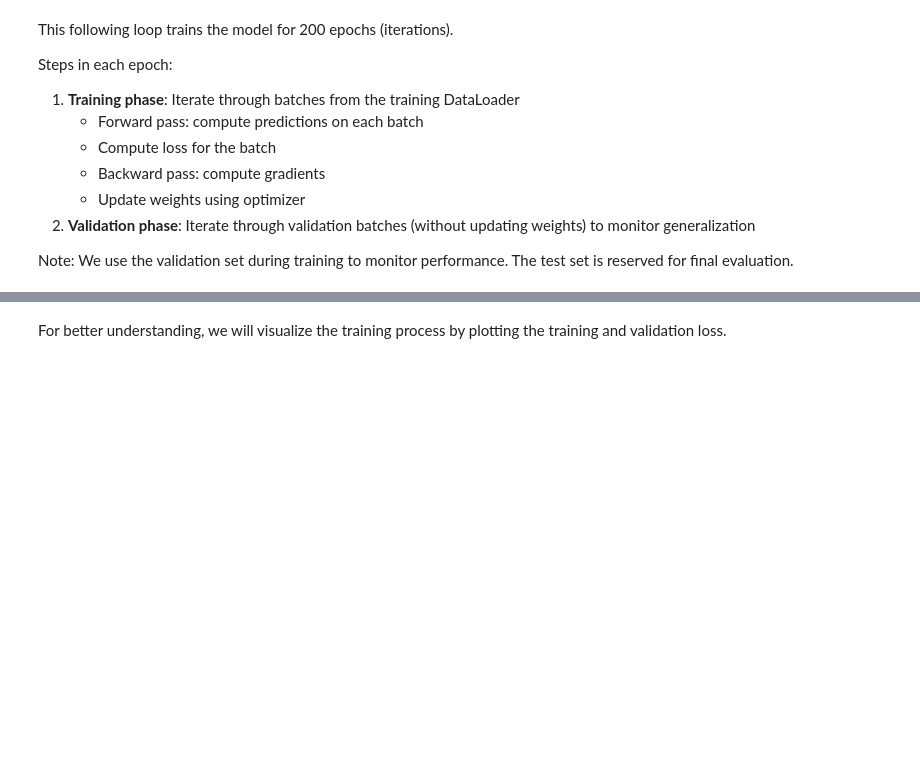
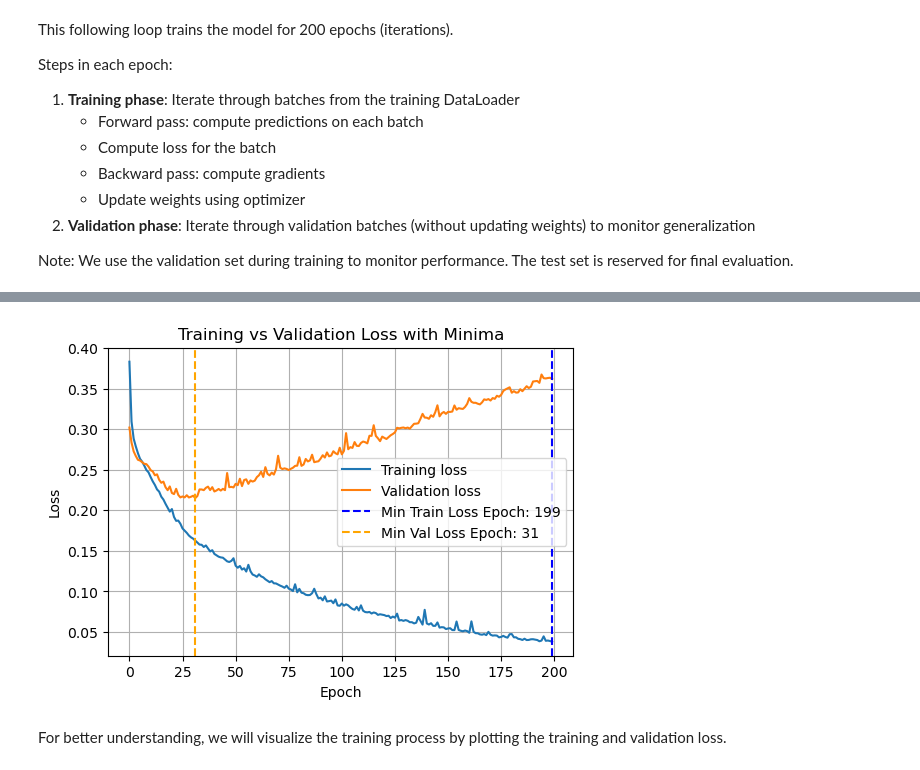
Before and after one commit to Sunkarr/ZHAW, a Jupyter notebook: Semester 6/XAI/SW01/XAI_pytorch_intro.ipynb, the cells around one changed output, grey strips where cells are left out. Drawn from its saved outputs; the diff is of its cells as text; code cells hidden in the pictures; blank space fills up the shorter version.

```diff
--- a/Semester 6/XAI/SW01/XAI_pytorch_intro.ipynb
+++ b/Semester 6/XAI/SW01/XAI_pytorch_intro.ipynb
@@ -295,2 +367,20 @@ for epoch in range(200):
+# %%
+# create a line plot of training and validation loss
+# draw vertical line for Training and Validation minimum
+min_train_epoch = np.argmin(losses_train)
+min_val_epoch = np.argmin(losses_val)
+plt.figure(figsize=(6,4))
+plt.plot(losses_train, label='Training loss')
+plt.plot(losses_val, label='Validation loss')
+plt.axvline(min_train_epoch, color='blue', linestyle='--', label=f'Min Train Loss Epoch: {min_train_epoch}')
+plt.axvline(min_val_epoch, color='orange', linestyle='--', label=f'Min Val Loss Epoch: {min_val_epoch}')
+plt.title('Training vs Validation Loss with Minima')
+plt.xlabel('Epoch')
+plt.ylabel('Loss')
+plt.legend()
+plt.grid()
+plt.show()
+# %% [output]
+[figure, added]
 # %% [markdown]
 For better understanding, we will visualize the training process by plotting the training and validation loss.
```
Also changed, not shown: parts of 25 cells of this notebook, 3 other files.
